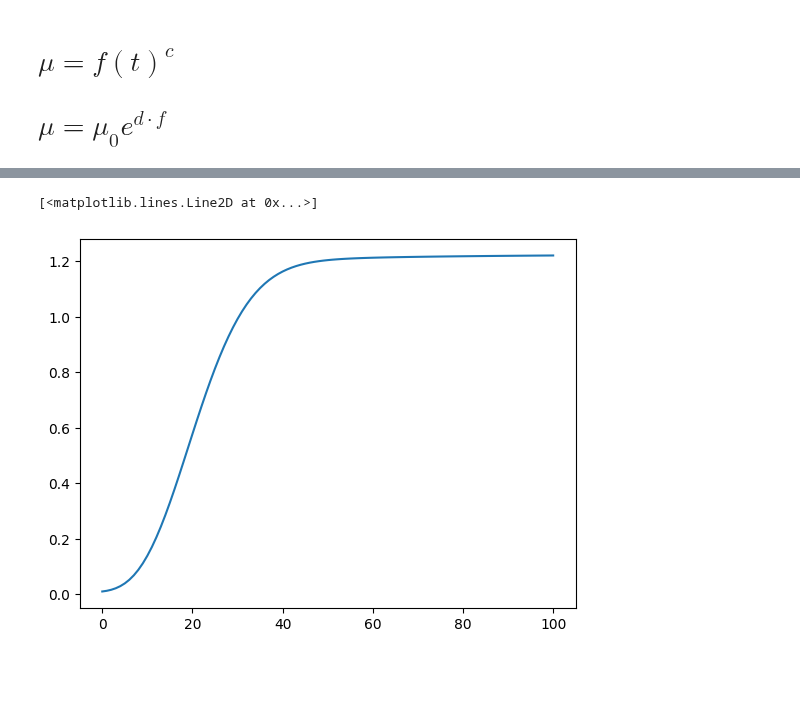
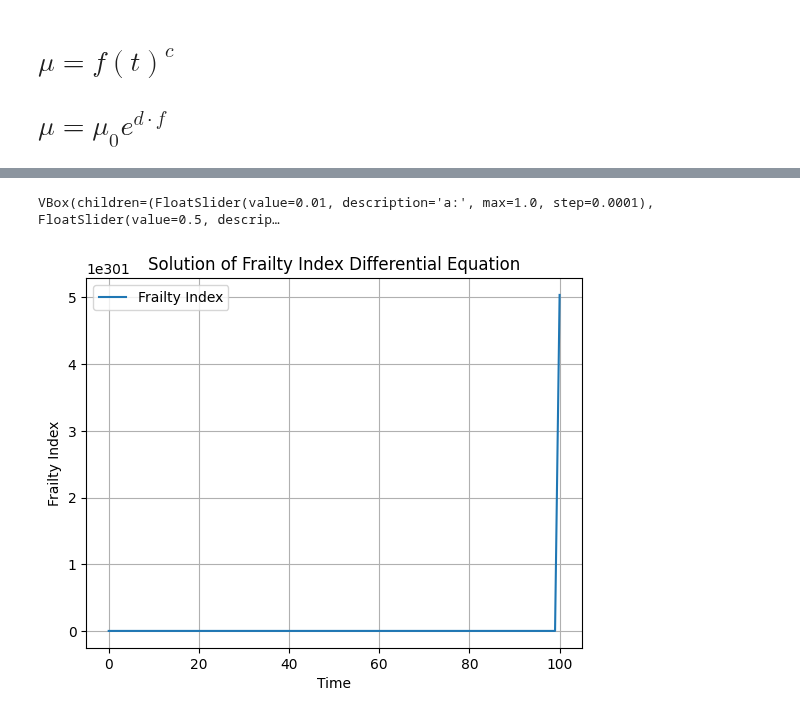
Before and after one commit to Rafther0112/Human_Aging_Research, a Jupyter notebook: Second_Part_Research/model_frailty_index_option_1.ipynb, the cells around one changed output, grey strips where cells are left out. Drawn from its saved outputs; the diff is of its cells as text; code cells hidden in the pictures; blank space fills up the shorter version.

```diff
--- a/Second_Part_Research/model_frailty_index_option_1.ipynb
+++ b/Second_Part_Research/model_frailty_index_option_1.ipynb
@@ -45,0 +92,8 @@ plt.plot(t, sol)
+# %%
+# Display the interactive plot and sliders
+display(widgets.VBox([slider_a, slider_b, slider_r, slider_s, slider_initial_condition]))
+
+update_plot(a, b, r, s, f0)  # Display the initial plot
+# %% [output]
+VBox(children=(FloatSlider(value=0.01, description='a:', max=1.0, step=0.0001), FloatSlider(value=0.5, descrip…
+[figure, added]
@@ -46,12 +130,10 @@ plt.plot(t, sol)
 # %%
 c = 1.98
 frailty_index = []
-for i in sol:
+for i in f_solution:
     frailty_index.append(i[0])
 frailty_index = np.array(frailty_index)
 gompertz_law_differential_equation = frailty_index**c
-plt.plot(t, gompertz_law_differential_equation)
+plt.scatter(t[50:85], gompertz_law_differential_equation[50:85])
+plt.yscale("log")
-# %% [output]
-[<matplotlib.lines.Line2D at 0x...>]
-[figure, removed]
 # %%
```
Also changed, not shown: parts of 9 cells of this notebook, 5 other files.
